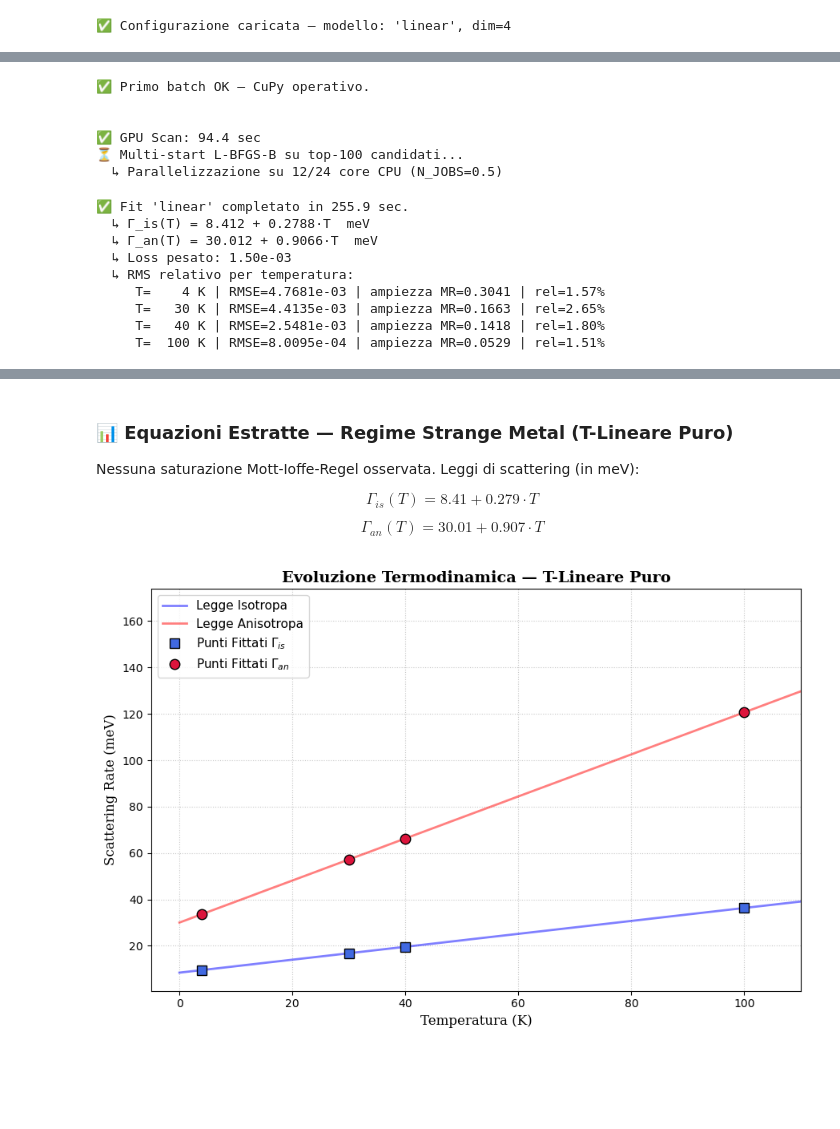
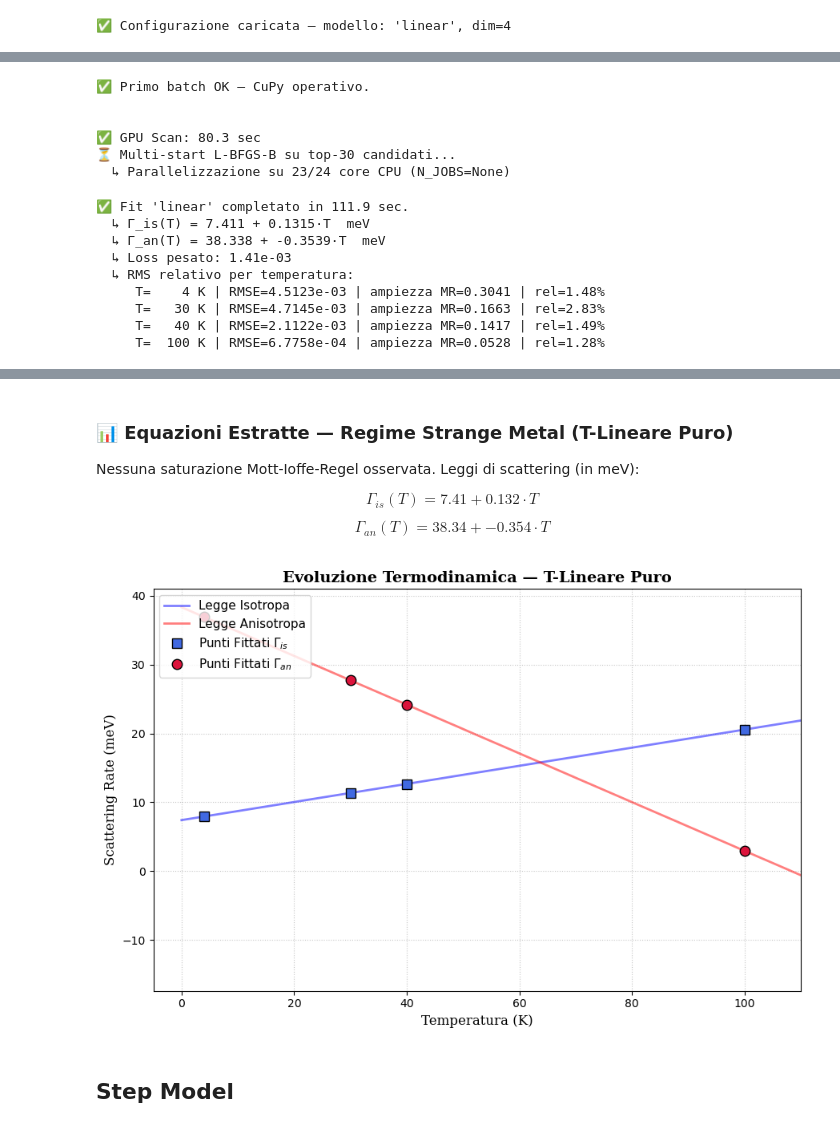
Before and after one commit to vikramsingh2003vvs-tech/Master-s-Thesis, a Jupyter notebook: FIT_CUPY.ipynb, the cells around one changed output, grey strips where cells are left out. Saved outputs shown, nothing was run; the diff lists cells and outputs as text; code cells hidden in the pictures; blank space fills up the shorter version.

Commit message:
Step T-dependence

```diff
--- a/FIT_CUPY.ipynb
+++ b/FIT_CUPY.ipynb
@@ -405,13 +405,13 @@ Definizioni eseguite
 # %%
 #start, end, step
 #attenzione perche step troppo alti superano il limite di VRAM della GPU
-masses_to_test = np.linspace(1.1, 1.6, 30)
-g_is_range = np.linspace(10.0, 50.0, 10)
-g_an_range = np.linspace(0.0, 100.0, 10)
-a_range    = np.linspace(0.9, 1.1, 5)
+masses_to_test = np.linspace(0.9, 3, 100)
+g_is_range = np.linspace(0.0, 50.0, 115)
+g_an_range = np.linspace(0.0, 50.0, 115)
+a_range    = np.linspace(0.8, 1.12, 10)
 STEP_BRUTE = 100
 STEP_FINAL = 10
-USE_BESSEL_CACHE = True #True  = Velocissimo (per < 30 masse, usa molta VRAM), False = On-The-Fly (per scansioni enormi > 30 masse, VRAM sicura)
+USE_BESSEL_CACHE = False #True  = Velocissimo (per < 30 masse, usa molta VRAM), False = On-The-Fly (per scansioni enormi > 30 masse, VRAM sicura)
 t_max = 30; s_max = 3; mu_max = 15
 # %%
 B_MIN = {4.0: 25.0, 30.0: 5.0, 40.0: 5.0, 100.0: 5.0}
@@ -1433,21 +1414,18 @@ In questo modo i fit saranno obbligati a ritornare una ben definita T-dependence
 # %%
 #start, end, step
 #attenzione perche step troppo alti superano il limite di VRAM della GPU
-masses_to_test = np.linspace(1.45, 1.55, 5)
-g_is_range = np.linspace(10.0, 50.0, 10)
-g_an_range = np.linspace(0.0, 100.0, 10)
+masses_to_test = np.linspace(0.9, 2.01, 100)
+g_is_range = np.linspace(0.0, 50.0, 50)
+g_an_range = np.linspace(0.0, 50.0, 50)
 a_range    = np.linspace(0.9, 1.1, 10)
-STEP_BRUTE = 10
+
+STEP_BRUTE = 100
 STEP_FINAL = 10
 
-T_DEP = {
-    "G_is": "linear",    # "linear" → G_0 + alpha·T  |  "quadratic" → G_0 + alpha·T²
-    "G_an": "linear",
-}
 USE_BESSEL_CACHE = True  # True = Velocissimo (< 30 masse, usa molta VRAM), False = On-The-Fly (> 30 masse, VRAM sicura)
 t_max = 30; s_max = 3; mu_max = 15
 # %%
-B_MIN = {4.0: 25.0, 30.0: 5.0, 40.0: 1.0, 100.0: 1.0}
+B_MIN = {4.0: 25.0, 30.0: 5.0, 40.0: 5.0, 100.0: 5.0}
 DATA_BRUTE = {T: (DATA[T][0][DATA[T][0] > B_MIN[T]][::STEP_BRUTE],
                   DATA[T][1][DATA[T][0] > B_MIN[T]][::STEP_BRUTE]) for T in T_LIST}
 DATA_FINAL = {T: (DATA[T][0][DATA[T][0] > B_MIN[T]][::STEP_FINAL],
@@ -1677,13 +1659,13 @@ MODEL = "linear"     # "linear" oppure "mir"
 # ── Bounds parametri (per modello) ──────────────────────────────────
 BOUNDS = {
     "linear": [
-        (0.01, 15.0),   # G_is_0    [meV]   isotropo a T=0
-        (0.0,   1.0),   # alpha_is  [meV/K] rate isotropo
-        (0.01, 35.0),   # G_an_0    [meV]   anisotropo a T=0
-        (0.01,  1.0),   # alpha_an  [meV/K] rate anisotropo
+        (0.0, 20.0),   # G_is_0    [meV]   isotropo a T=0
+        (-0.5,   0.5),   # alpha_is  [meV/K] rate isotropo
+        (0.0, 40.0),   # G_an_0    [meV]   anisotropo a T=0
+        (-0.5,  0.5),   # alpha_an  [meV/K] rate anisotropo
     ],
     "mir": [
-        (500.0, 1000.0), # G_sat     [meV]   tetto saturazione MIR
+        (0., 70.0), # G_sat     [meV]   tetto saturazione MIR
         (0.01,   20.0),  # G_is_0    [meV]
         (0.0,     0.5),  # alpha_is  [meV/K]
         (0.0,    40.0),  # G_an_0    [meV]
@@ -1694,13 +1676,13 @@ BOUNDS = {
 # ── GPU LHS scan ────────────────────────────────────────────────────
 N_GUESSES        = 5_000   # punti LHS pool
 BATCH_SIZE_SCAN  = 1_300   # batch GPU (riduci se OOM)
-N_STARTS         =    100   # top candidati GPU → multi-start L-BFGS-B
+N_STARTS         =    30   # top candidati GPU → multi-start L-BFGS-B
 
 # ── Parallelizzazione CPU (multi-start L-BFGS-B) ────────────────────
 # None  → usa os.cpu_count() - 1 (pesta tutta la CPU)
 # 0.5   → metà dei core (CPU respira, OS resta reattivo)
 # int N → esattamente N processi
-N_JOBS = 0.5
+N_JOBS = None
 
 # ── Tolleranze L-BFGS-B ─────────────────────────────────────────────
 LBFGS_MAXITER = 500
@@ -1855,13 +1837,14 @@ results = Parallel(n_jobs=n_jobs, backend='loky')(
 )
 best_res = min(results, key=lambda r: r.fun)
 best_val = best_res.fun
-
+time.sleep(0.5)
 # ── Pausa di "respiro" prima dei risultati finali ───────────────────
 sys.stdout.flush()
 time.sleep(0.5)
 
 # ── Risultati e diagnostica ─────────────────────────────────────────
 p_opt = best_res.x
+time.sleep(0.5)
 print(f"\n✅ Fit '{MODEL}' completato in {time.time() - t_start_total:.1f} sec.")
 
 if MODEL == "linear":
@@ -1983,15 +1966,15 @@ plt.show()
 ✅ Primo batch OK — CuPy operativo.
 
 
-✅ GPU Scan: 94.4 sec
-⏳ Multi-start L-BFGS-B su top-100 candidati...
-  ↳ Parallelizzazione su 12/24 core CPU (N_JOBS=0.5)
+✅ GPU Scan: 80.3 sec
+⏳ Multi-start L-BFGS-B su top-30 candidati...
+  ↳ Parallelizzazione su 23/24 core CPU (N_JOBS=None)
-✅ Fit 'linear' completato in 255.9 sec.
-  ↳ Γ_is(T) = 8.412 + 0.2788·T  meV
-  ↳ Γ_an(T) = 30.012 + 0.9066·T  meV
-  ↳ Loss pesato: 1.50e-03
+✅ Fit 'linear' completato in 111.9 sec.
+  ↳ Γ_is(T) = 7.411 + 0.1315·T  meV
+  ↳ Γ_an(T) = 38.338 + -0.3539·T  meV
+  ↳ Loss pesato: 1.41e-03
   ↳ RMS relativo per temperatura:
-     T=    4 K | RMSE=4.7681e-03 | ampiezza MR=0.3041 | rel=1.57%
-     T=   30 K | RMSE=4.4135e-03 | ampiezza MR=0.1663 | rel=2.65%
-     T=   40 K | RMSE=2.5481e-03 | ampiezza MR=0.1418 | rel=1.80%
-     T=  100 K | RMSE=8.0095e-04 | ampiezza MR=0.0529 | rel=1.51%
+     T=    4 K | RMSE=4.5123e-03 | ampiezza MR=0.3041 | rel=1.48%
+     T=   30 K | RMSE=4.7145e-03 | ampiezza MR=0.1663 | rel=2.83%
+     T=   40 K | RMSE=2.1122e-03 | ampiezza MR=0.1417 | rel=1.49%
+     T=  100 K | RMSE=6.7758e-04 | ampiezza MR=0.0528 | rel=1.28%
@@ -1999,7 +1982,9 @@ plt.show()
 ### 📊 Equazioni Estratte — Regime Strange Metal (T-Lineare Puro)
 Nessuna saturazione Mott-Ioffe-Regel osservata. Leggi di scattering (in meV):
 
-$$ \Gamma_{is}(T) = 8.41 + 0.279 \cdot T $$
+$$ \Gamma_{is}(T) = 7.41 + 0.132 \cdot T $$
 
-$$ \Gamma_{an}(T) = 30.01 + 0.907 \cdot T $$
+$$ \Gamma_{an}(T) = 38.34 + -0.354 \cdot T $$
-[figure, old version]
+[figure, new version]
+# %% [markdown]
+## Step Model
```
Also changed, not shown: parts of 6 cells of this notebook.
